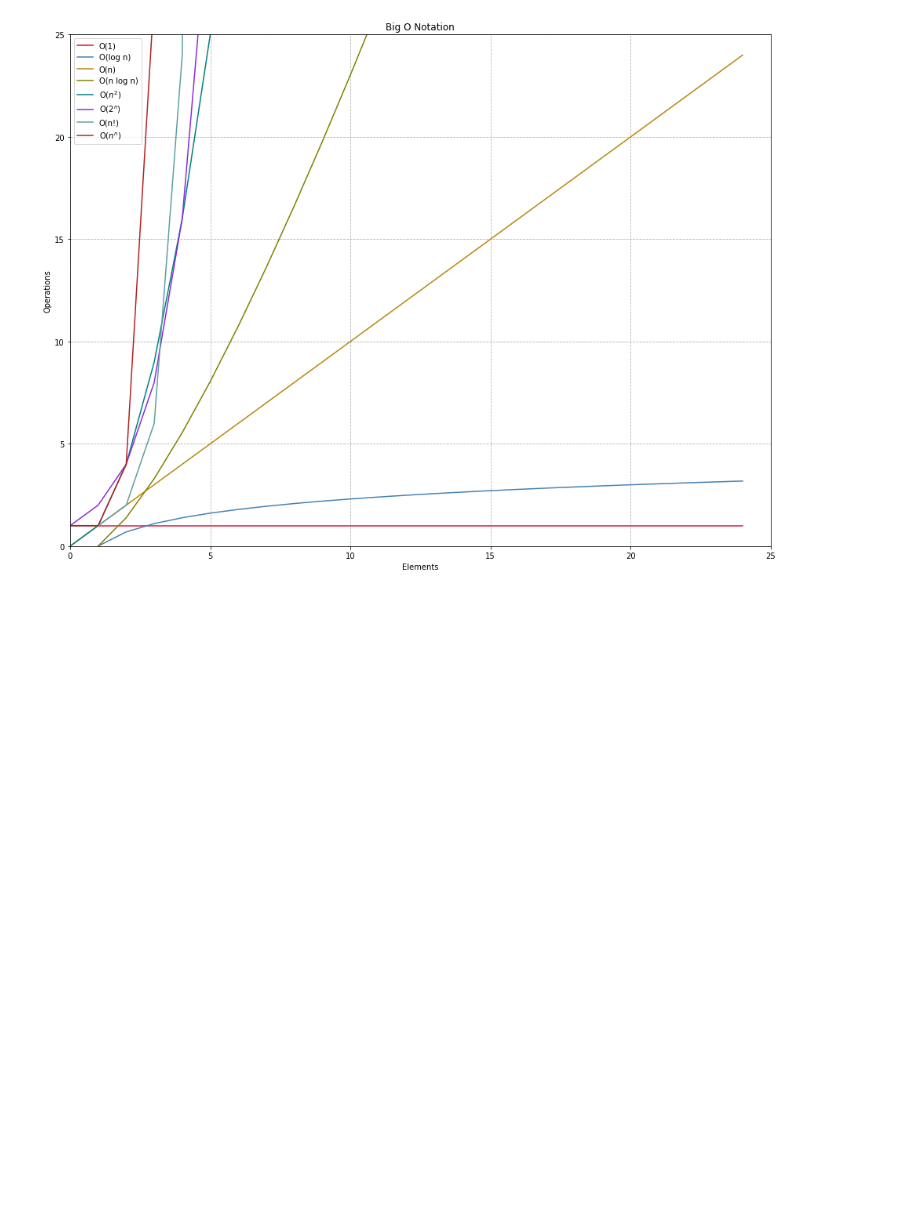
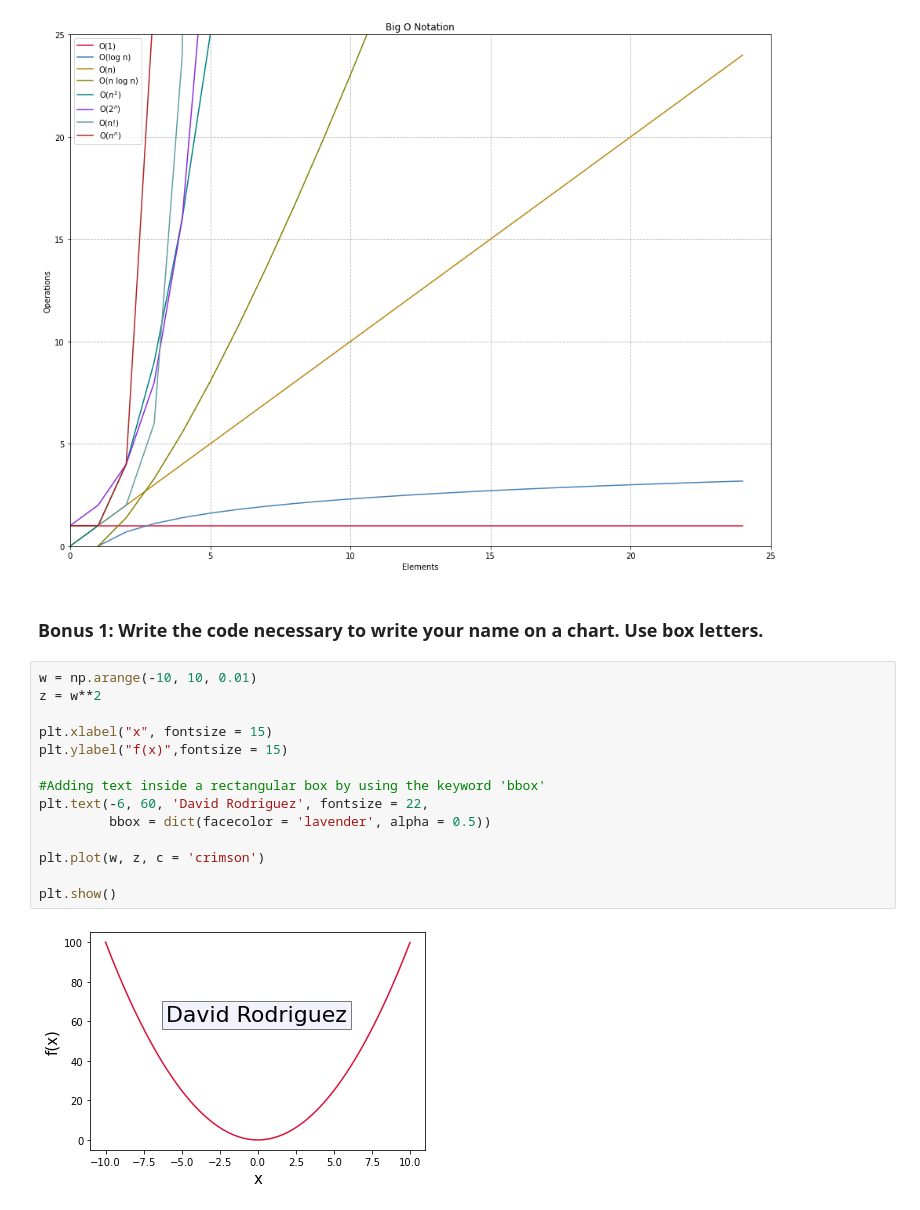
Before and after one commit to david-rodriguez-siller/numpy-pandas-visualization-exercises, a Jupyter notebook: big_o_notation.ipynb, the cells around one changed output. Cells and saved outputs as stored; diff of their text form; blank space fills up the shorter version.

Commit message:
Big O and Bonus Matplotlib Python Exercises

```diff
--- a/big_o_notation.ipynb
+++ b/big_o_notation.ipynb
@@ -61,3 +61,21 @@ plt.ylim(0, 25)
 plt.legend();
 # %% [output]
 [figure]
+# %% [markdown]
+### Bonus 1: Write the code necessary to write your name on a chart. Use box letters.
+# %%
+w = np.arange(-10, 10, 0.01)
+z = w**2
+
+plt.xlabel("x", fontsize = 15)
+plt.ylabel("f(x)",fontsize = 15)
+
+#Adding text inside a rectangular box by using the keyword 'bbox'
+plt.text(-6, 60, 'David Rodriguez', fontsize = 22,
+         bbox = dict(facecolor = 'lavender', alpha = 0.5))
+
+plt.plot(w, z, c = 'crimson')
+
+plt.show()
+# %% [output]
+[figure, added]
```
Also changed, not shown: parts of 1 cell of this notebook.
